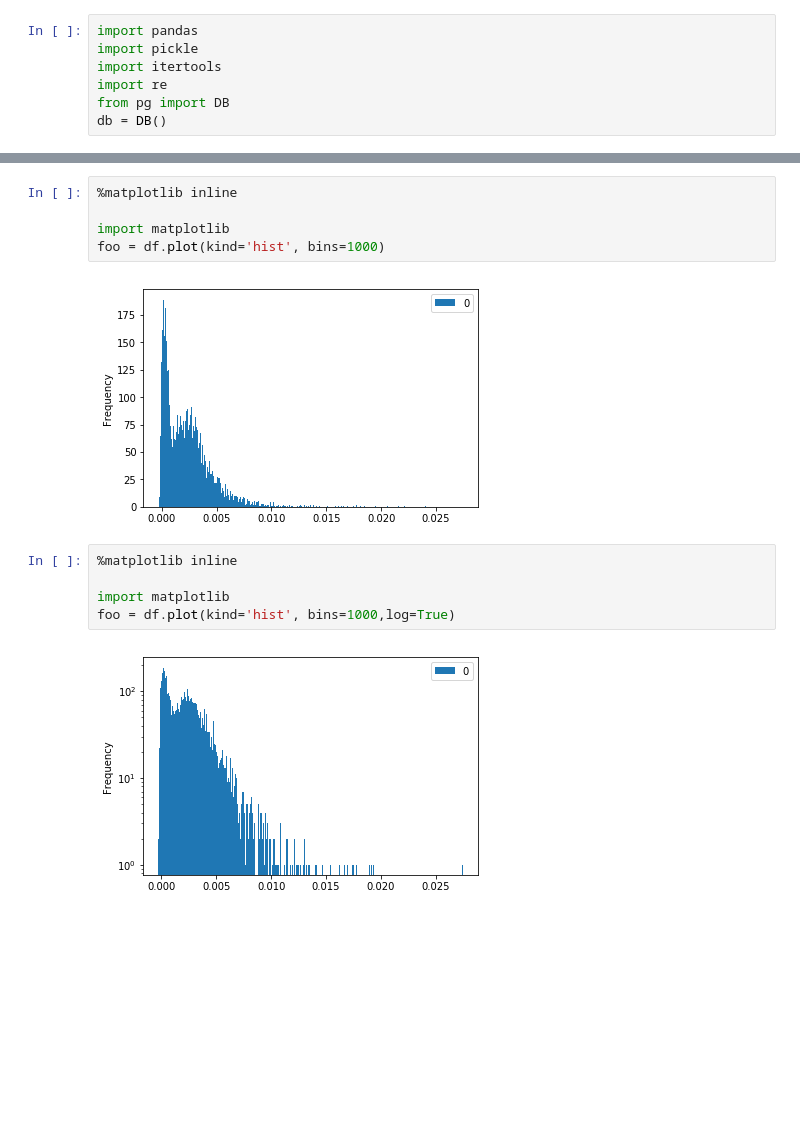
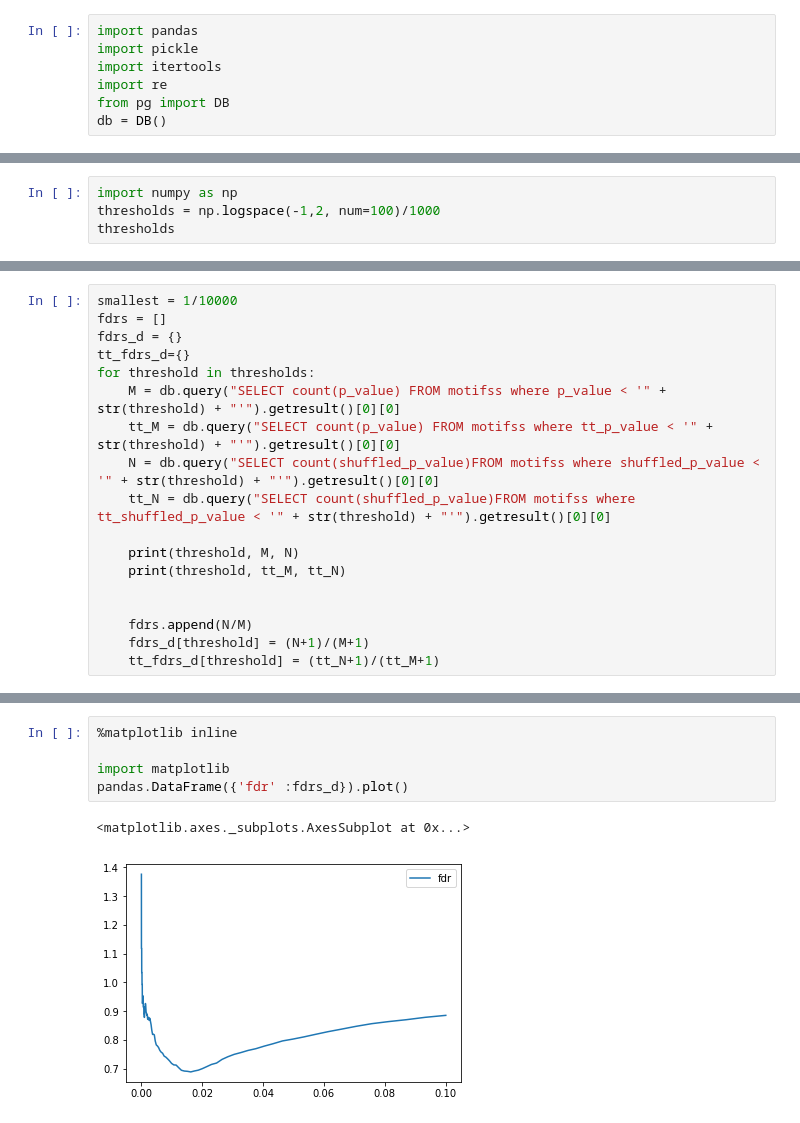
Before and after one commit to fatima711/motif_discovery, a Jupyter notebook: analysis/Untitled.ipynb, the cells around one changed output, grey strips where cells are left out. Saved outputs shown, nothing was run; the diff lists cells and outputs as text; blank space fills up the shorter version.

```diff
--- a/analysis/Untitled.ipynb
+++ b/analysis/Untitled.ipynb
@@ -55,0 +36,4 @@ df.describe()
+# %%
+import numpy as np
+thresholds = np.logspace(-1,2, num=100)/1000
+thresholds
@@ -55,0 +61,18 @@ df.describe()
+# %%
+smallest = 1/10000
+fdrs = []
+fdrs_d = {}
+tt_fdrs_d={}
+for threshold in thresholds:
+    M = db.query("SELECT count(p_value) FROM motifss where p_value < '" + str(threshold) + "'").getresult()[0][0]
+    tt_M = db.query("SELECT count(p_value) FROM motifss where tt_p_value < '" + str(threshold) + "'").getresult()[0][0]
+    N = db.query("SELECT count(shuffled_p_value)FROM motifss where shuffled_p_value < '" + str(threshold) + "'").getresult()[0][0]
+    tt_N = db.query("SELECT count(shuffled_p_value)FROM motifss where tt_shuffled_p_value < '" + str(threshold) + "'").getresult()[0][0]
+
+    print(threshold, M, N)
+    print(threshold, tt_M, tt_N)
+
+
+    fdrs.append(N/M)
+    fdrs_d[threshold] = (N+1)/(M+1)
+    tt_fdrs_d[threshold] = (tt_N+1)/(tt_M+1)
@@ -56,14 +97,8 @@ df.describe()
 # %%
 %matplotlib inline
 
 import matplotlib
-foo = df.plot(kind='hist', bins=1000)
+pandas.DataFrame({'fdr' :fdrs_d}).plot()
 # %% [output]
+<matplotlib.axes._subplots.AxesSubplot at 0x...>
-[figure, old version]
+[figure, new version]
-# %%
-%matplotlib inline
-
-import matplotlib
-foo = df.plot(kind='hist', bins=1000,log=True)
-# %% [output]
-[figure, removed]
```
Also changed, not shown: parts of 10 cells of this notebook, 15 other files.
